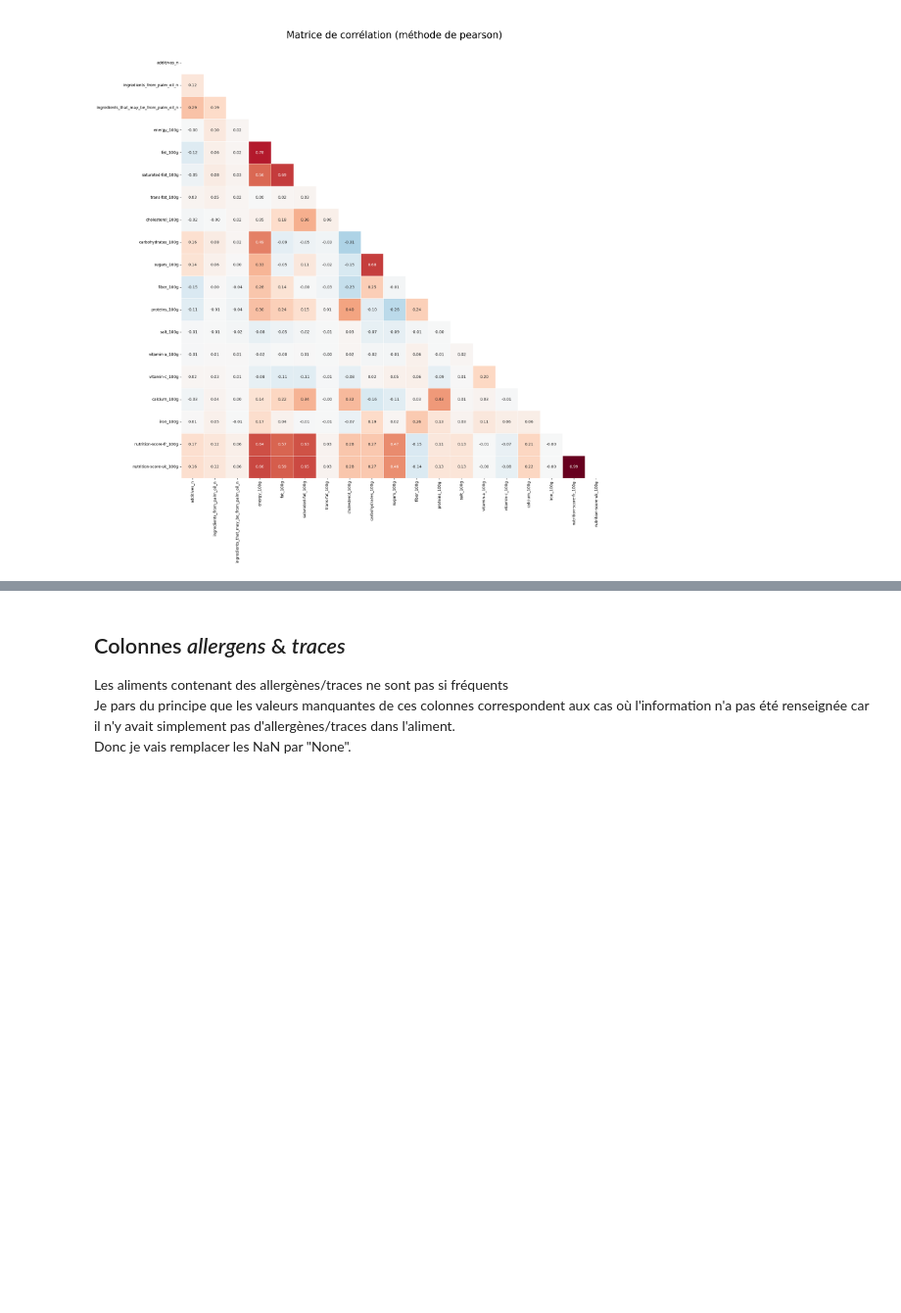
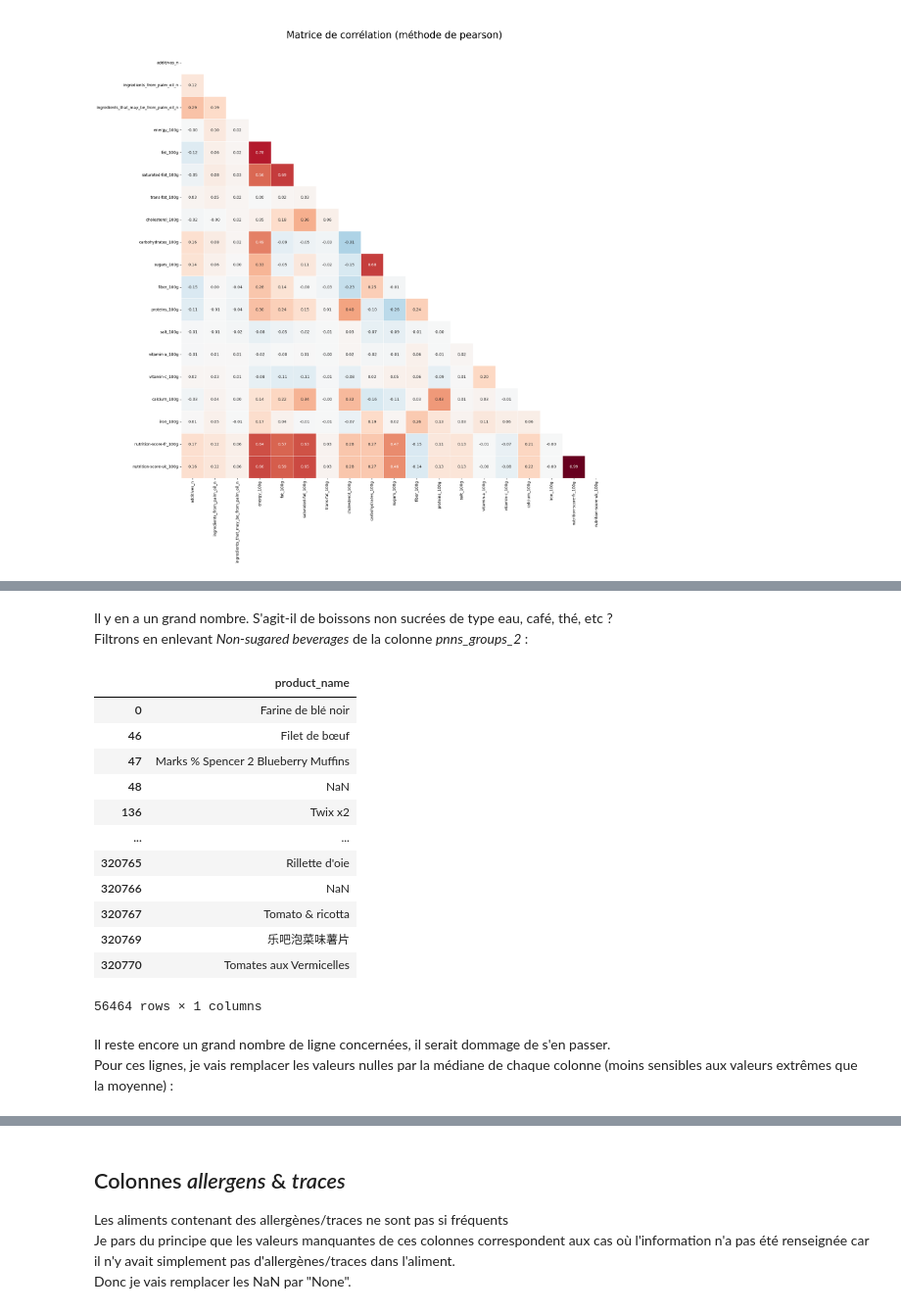
Before and after one commit to BiGHeaDMaX/Nettoyage-et-EDA, a Jupyter notebook: OCR - Projet 2 - V2.ipynb, the cells around one changed output, grey strips where cells are left out. Shown at 98% size. Saved outputs shown, nothing was run; the diff lists cells and outputs as text; code cells hidden in the pictures; blank space fills up the shorter version.

```diff
--- a/OCR - Projet 2 - V2.ipynb
+++ b/OCR - Projet 2 - V2.ipynb
@@ -923,0 +1039,22 @@ plt.show()
+# %% [markdown]
+Il y en a un grand nombre. S'agit-il de boissons non sucrées de type eau, café, thé, etc ?<br>
+Filtrons en enlevant *Non-sugared beverages* de la colonne *pnns_groups_2* :
+# %%
+data_clean.loc[condition_no_macro][['product_name']].loc[data_clean['pnns_groups_2'] != "Non-sugared beverages"]
+# %% [output]
+|  | product_name |
+| 0 | Farine de blé noir |
+| 46 | Filet de bœuf |
+| 47 | Marks % Spencer 2 Blueberry Muffins |
+| 48 | NaN |
+| 136 | Twix x2 |
+| ... | ... |
+| 320765 | Rillette d'oie |
+| 320766 | NaN |
+| 320767 | Tomato & ricotta |
+| 320769 | 乐吧泡菜味薯片 |
+| 320770 | Tomates aux Vermicelles |
+56464 rows × 1 columns
+# %% [markdown]
+Il reste encore un grand nombre de ligne concernées, il serait dommage de s'en passer.<br>
+Pour ces lignes, je vais remplacer les valeurs nulles par la médiane de chaque colonne (moins sensibles aux valeurs extrêmes que la moyenne) :
```
Also changed, not shown: parts of 14 cells of this notebook.
